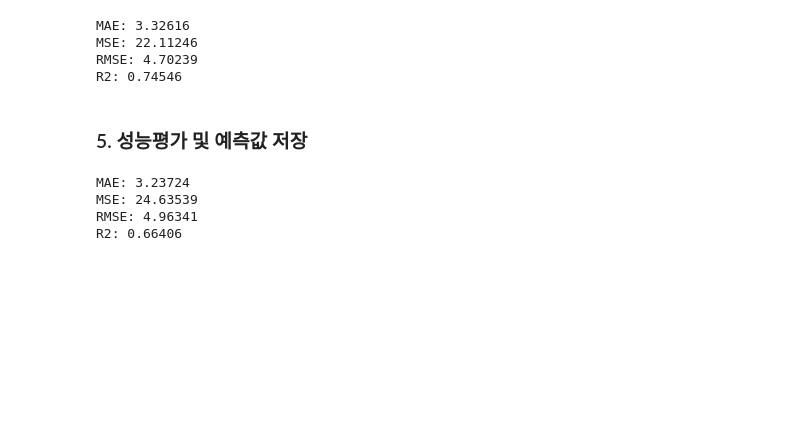
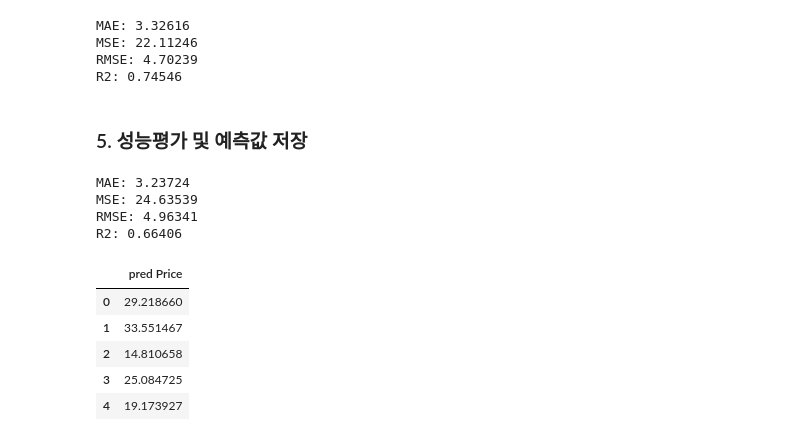
Before and after one commit to chw8207/ADP-study, a Jupyter notebook: 머신러닝_프로세스.ipynb, the cells around one changed output. Cells and saved outputs as stored; diff of their text form; code cells hidden in the pictures; blank space fills up the shorter version.

```diff
--- a/머신러닝_프로세스.ipynb
+++ b/머신러닝_프로세스.ipynb
@@ -276,3 +276,14 @@ MAE: 3.23724
 MSE: 24.63539
 RMSE: 4.96341
 R2: 0.66406
+# %%
+# 예측값 데이터 프레임으로저장하기
+pred_df = pd.DataFrame(pred, columns = ['pred Price'])
+pred_df.head()
+# %% [output]
+|  | pred Price |
+| 0 | 29.218660 |
+| 1 | 33.551467 |
+| 2 | 14.810658 |
+| 3 | 25.084725 |
+| 4 | 19.173927 |
```
Also changed, not shown: parts of 1 cell of this notebook.
